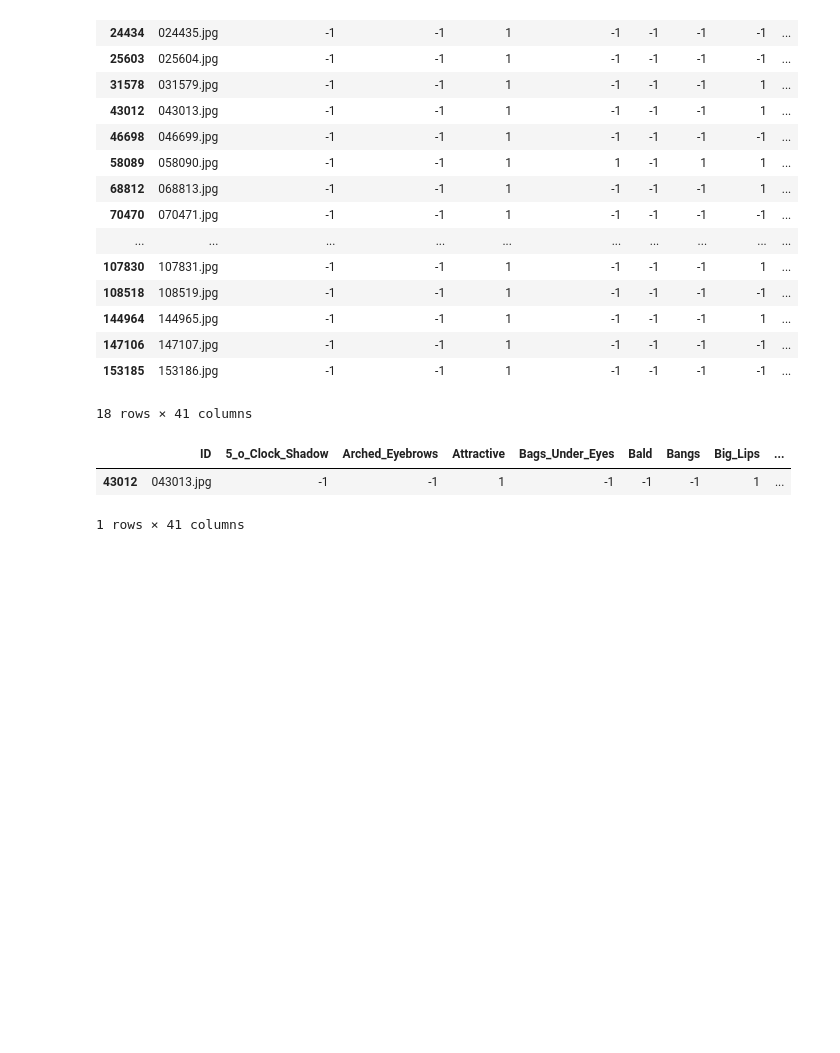
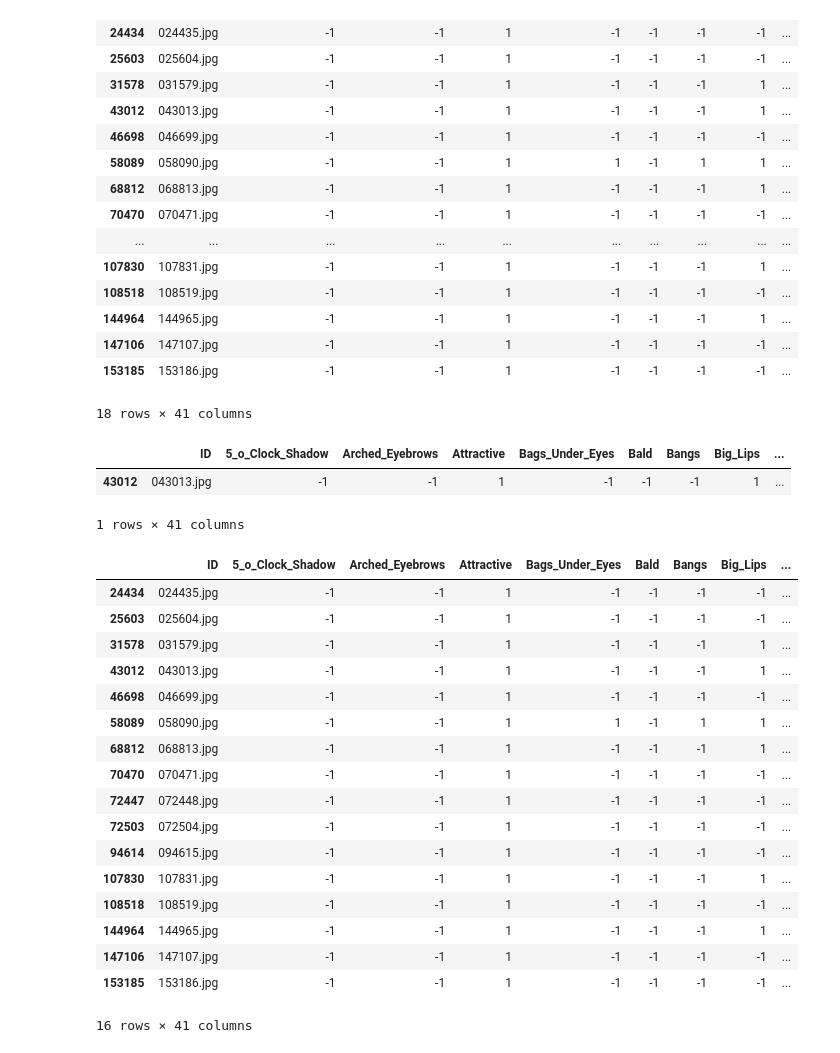
Before and after one commit to Lina-ouaret/Project_4bim, a Jupyter notebook: projet/TP1.ipynb, the cells around one changed output. Cells and saved outputs as stored; diff of their text form; code cells hidden in the pictures; blank space fills up the shorter version.

Commit message:
Delete displayed photos function

```diff
--- a/projet/TP1.ipynb
+++ b/projet/TP1.ipynb
@@ -83,3 +83,30 @@ get_attributes_from_ID(df_attributes,'043013.jpg')
 |  | ID | 5_o_Clock_Shadow | Arched_Eyebrows | Attractive | Bags_Under_Eyes | Bald | Bangs | Big_Lips | ... |
 | 43012 | 043013.jpg | -1 | -1 | 1 | -1 | -1 | -1 | 1 | ... |
 1 rows × 41 columns
+# %%
+def delete_photos(df_attributes,photos_ids):
+    for i in range(len(photos_ids)):
+        df_attributes.drop(df_attributes[df_attributes.ID == str(photos_ids[i])].index,inplace=True)
+    return df_attributes
+# %%
+photos_ids = ['000392.jpg','016739.jpg']
+delete_photos(df_attributes,photos_ids)
+# %% [output]
+|  | ID | 5_o_Clock_Shadow | Arched_Eyebrows | Attractive | Bags_Under_Eyes | Bald | Bangs | Big_Lips | ... |
+| 24434 | 024435.jpg | -1 | -1 | 1 | -1 | -1 | -1 | -1 | ... |
+| 25603 | 025604.jpg | -1 | -1 | 1 | -1 | -1 | -1 | -1 | ... |
+| 31578 | 031579.jpg | -1 | -1 | 1 | -1 | -1 | -1 | 1 | ... |
+| 43012 | 043013.jpg | -1 | -1 | 1 | -1 | -1 | -1 | 1 | ... |
+| 46698 | 046699.jpg | -1 | -1 | 1 | -1 | -1 | -1 | -1 | ... |
+| 58089 | 058090.jpg | -1 | -1 | 1 | 1 | -1 | 1 | 1 | ... |
+| 68812 | 068813.jpg | -1 | -1 | 1 | -1 | -1 | -1 | 1 | ... |
+| 70470 | 070471.jpg | -1 | -1 | 1 | -1 | -1 | -1 | -1 | ... |
+| 72447 | 072448.jpg | -1 | -1 | 1 | -1 | -1 | -1 | -1 | ... |
+| 72503 | 072504.jpg | -1 | -1 | 1 | -1 | -1 | -1 | -1 | ... |
+| 94614 | 094615.jpg | -1 | -1 | 1 | -1 | -1 | -1 | -1 | ... |
+| 107830 | 107831.jpg | -1 | -1 | 1 | -1 | -1 | -1 | 1 | ... |
+| 108518 | 108519.jpg | -1 | -1 | 1 | -1 | -1 | -1 | -1 | ... |
+| 144964 | 144965.jpg | -1 | -1 | 1 | -1 | -1 | -1 | 1 | ... |
+| 147106 | 147107.jpg | -1 | -1 | 1 | -1 | -1 | -1 | -1 | ... |
+| 153185 | 153186.jpg | -1 | -1 | 1 | -1 | -1 | -1 | -1 | ... |
+16 rows × 41 columns
```
